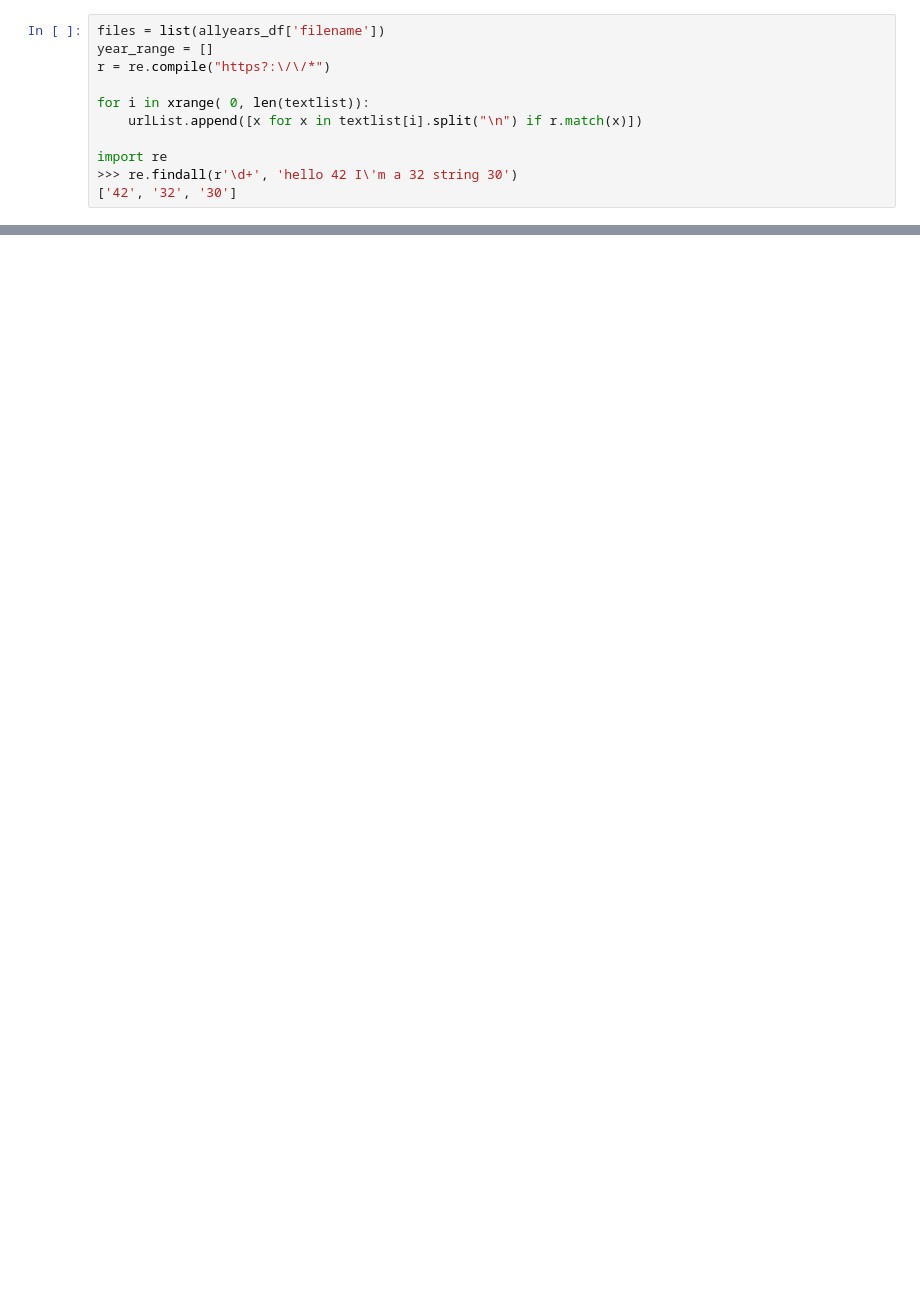
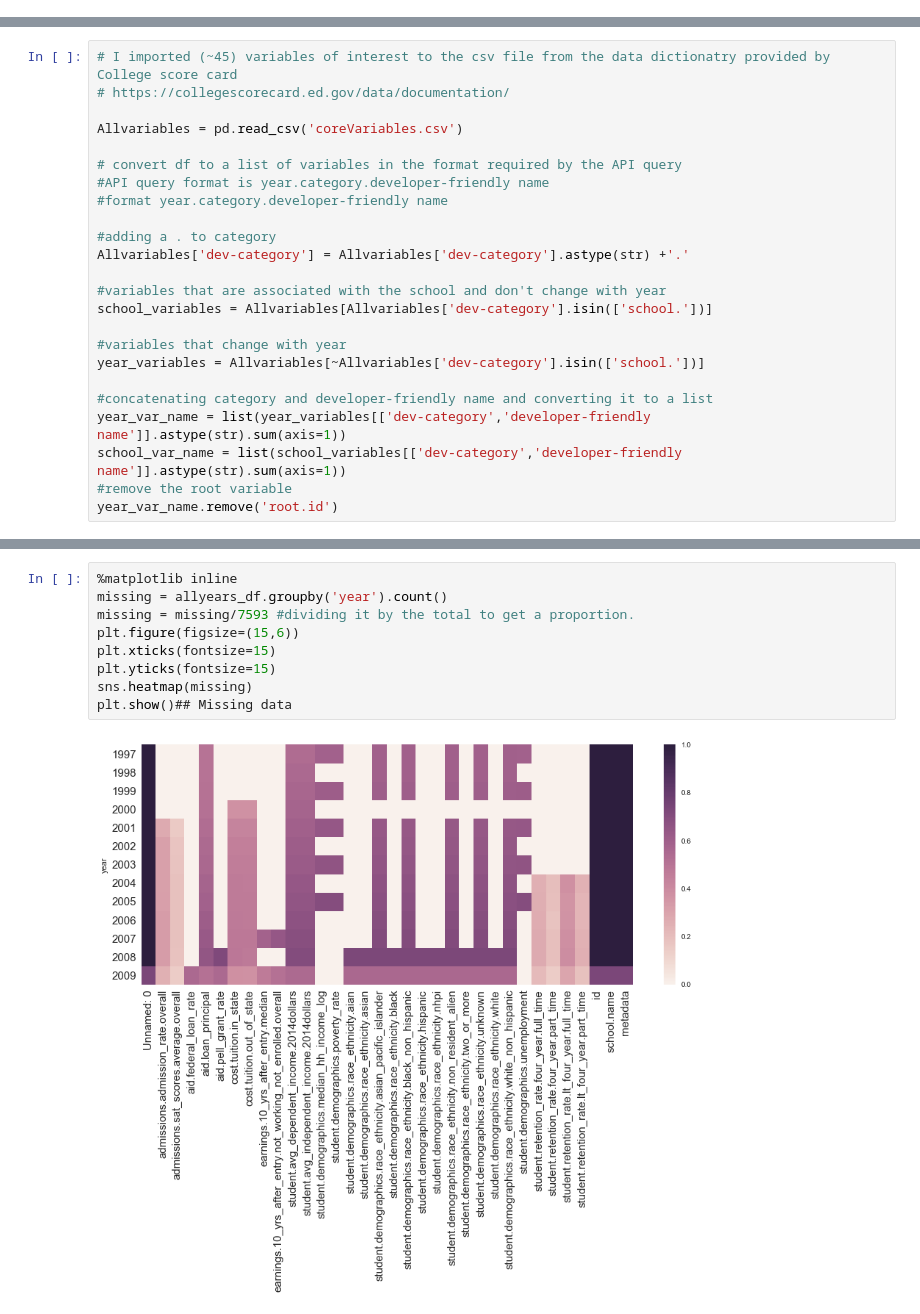
Before and after one commit to tjogesh/CollegeUpwardMobility, a Jupyter notebook: CollegeUpwardMobility.ipynb, the cells around one changed output, grey strips where cells are left out. Saved outputs shown, nothing was run; the diff lists cells and outputs as text; blank space fills up the shorter version.

```diff
--- a/CollegeUpwardMobility.ipynb
+++ b/CollegeUpwardMobility.ipynb
@@ -111,11 +0,0 @@ print(allyears_df.head())
-# %%
-files = list(allyears_df['filename'])
-year_range = []
-r = re.compile("https?:\/\/*")
-
-for i in xrange( 0, len(textlist)):
-	urlList.append([x for x in textlist[i].split("\n") if r.match(x)])
-
-import re
->>> re.findall(r'\d+', 'hello 42 I\'m a 32 string 30')
-['42', '32', '30']
@@ -246,0 +18,24 @@ plt.show()
+# %%
+# I imported (~45) variables of interest to the csv file from the data dictionatry provided by College score card
+# https://collegescorecard.ed.gov/data/documentation/
+
+Allvariables = pd.read_csv('coreVariables.csv')
+
+# convert df to a list of variables in the format required by the API query
+#API query format is year.category.developer-friendly name
+#format year.category.developer-friendly name
+
+#adding a . to category
+Allvariables['dev-category'] = Allvariables['dev-category'].astype(str) +'.'
+
+#variables that are associated with the school and don't change with year
+school_variables = Allvariables[Allvariables['dev-category'].isin(['school.'])]
+
+#variables that change with year
+year_variables = Allvariables[~Allvariables['dev-category'].isin(['school.'])]
+
+#concatenating category and developer-friendly name and converting it to a list
+year_var_name = list(year_variables[['dev-category','developer-friendly name']].astype(str).sum(axis=1))
+school_var_name = list(school_variables[['dev-category','developer-friendly name']].astype(str).sum(axis=1))
+#remove the root variable
+year_var_name.remove('root.id')
@@ -246,0 +151,11 @@ plt.show()
+# %%
+%matplotlib inline
+missing = allyears_df.groupby('year').count()
+missing = missing/7593 #dividing it by the total to get a proportion.
+plt.figure(figsize=(15,6))
+plt.xticks(fontsize=15)
+plt.yticks(fontsize=15)
+sns.heatmap(missing)
+plt.show()## Missing data
+# %% [output]
+[figure, added]
```
Also changed, not shown: parts of 74 cells of this notebook, 3 other files.
